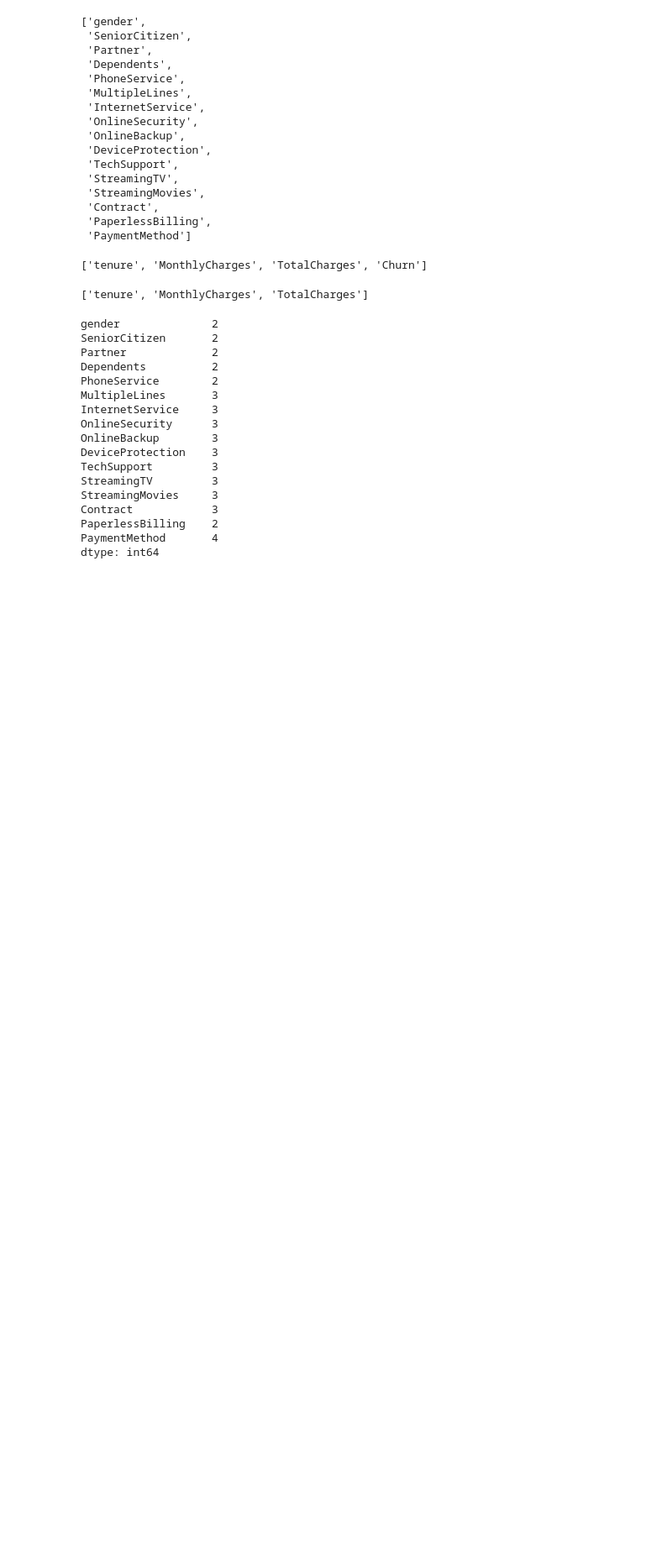
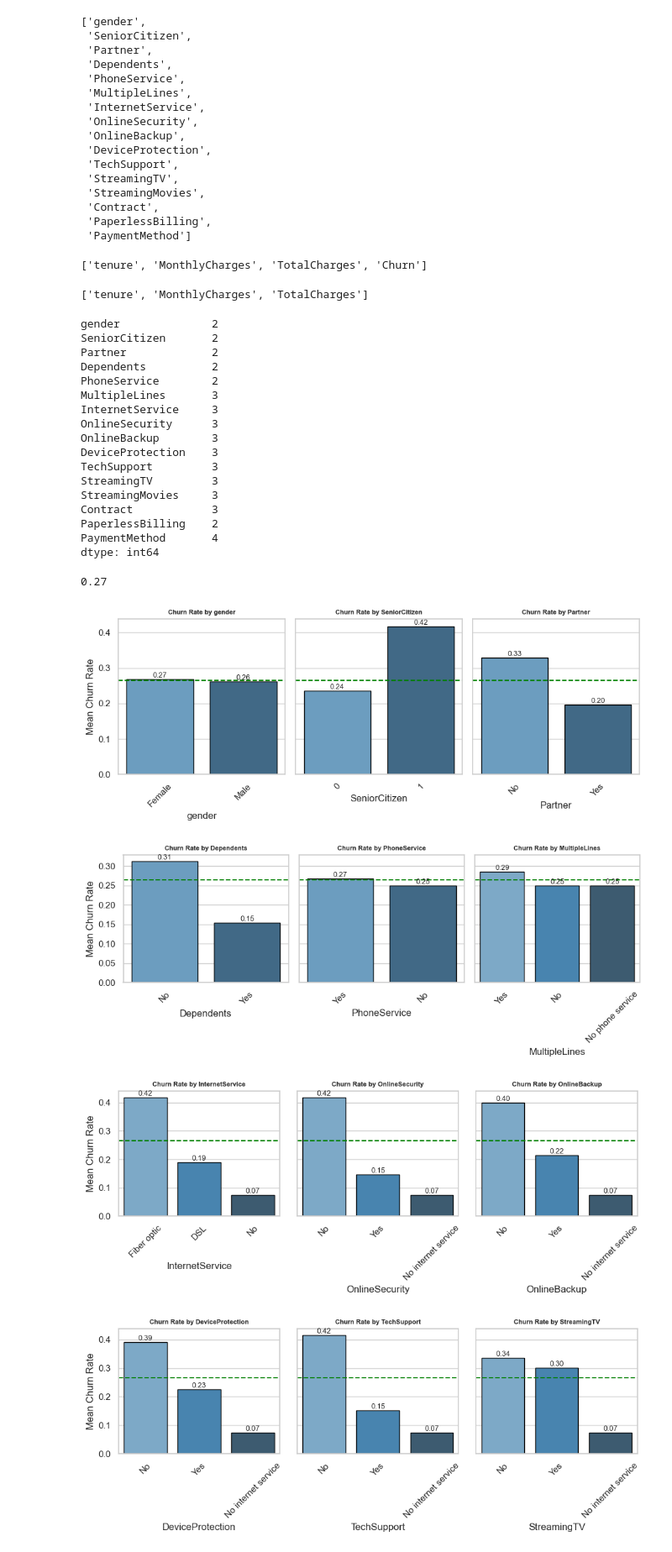
Before and after one commit to Joseph-Essa/Customer_Churn_Prediction, a Jupyter notebook: Customer_Churn_Prediction.ipynb, the cells around one changed output. Shown: that part at 84% size. Saved outputs shown, nothing was run; the diff lists cells and outputs as text; code cells hidden in the pictures; blank space fills up the shorter version.

```diff
--- a/Customer_Churn_Prediction.ipynb
+++ b/Customer_Churn_Prediction.ipynb
@@ -283,3 +283,64 @@ Contract            3
 PaperlessBilling    2
 PaymentMethod       4
 dtype: int64
+# %%
+global_mean = df.Churn.mean()
+round(global_mean, 2)
+# %% [output]
+0.27
+# %%
+import matplotlib.pyplot as plt
+import seaborn as sns
+import numpy as np
+
+sns.set(style="whitegrid")
+
+# Ensure even number of plots by padding
+if len(categorical) % 3 != 0:
+    categorical.append(None)
+
+# Create plots 2 per row
+for i in range(0, len(categorical), 3):
+    features_pair = categorical[i:i+3]
+
+    fig, axes = plt.subplots(1, 3, figsize=(10, 4), sharey=True)
+
+    for j, feature in enumerate(features_pair):
+        ax = axes[j]
+        if feature is None:
+            ax.axis('off')
+            continue
+
+        df_group = df.groupby(by=feature).Churn.agg(['mean', 'count']).reset_index()
+        df_group = df_group.sort_values('mean', ascending=False)
+
+        sns.barplot(
+            x=feature,
+            y='mean',
+            data=df_group,
+            palette='Blues_d',
+            edgecolor='black',
+            ax=ax
+        )
+
+        for p in ax.patches:
+            ax.annotate(f'{p.get_height():.2f}',
+                        (p.get_x() + p.get_width() / 2., p.get_height()),
+                        ha='center', va='bottom',
+                        fontsize=9)
+
+        ax.axhline(global_mean, linewidth=1.5, color='green', linestyle='--')
+        ax.text(-0.4, global_mean + 0.01, ' ', color='green')
+
+        ax.set_title(f'Churn Rate by {feature}', fontsize=8, weight='bold')
+        ax.set_xlabel(feature)
+        ax.set_ylabel('Mean Churn Rate' if j == 0 else '')
+        ax.tick_params(axis='x', rotation=45)
+
+    plt.tight_layout()
+    plt.show()
+# %% [output]
+[figure, added]
+[figure, added]
+[figure, added]
+[figure, added]
```
Also changed, not shown: parts of 1 cell of this notebook.
